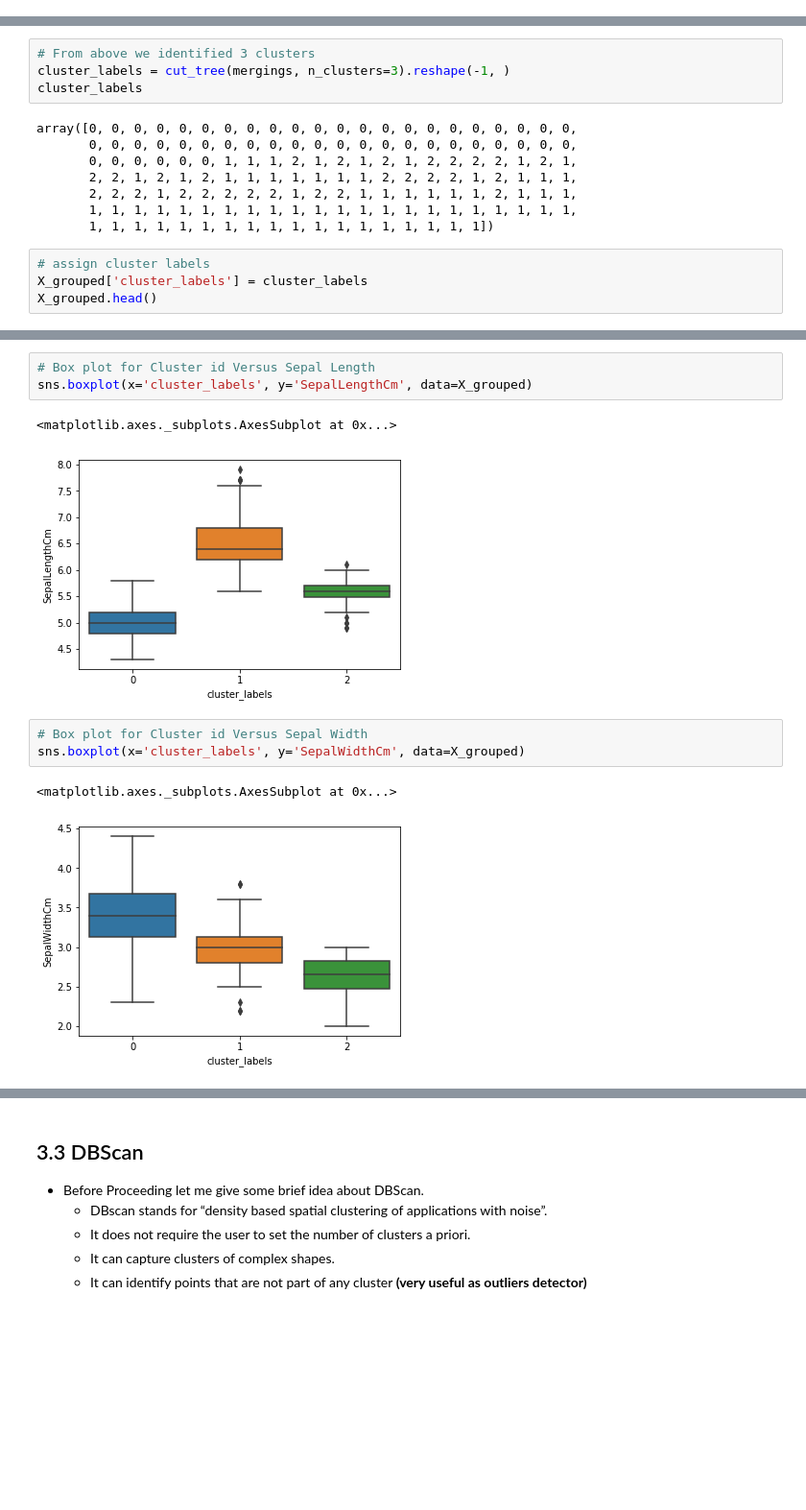
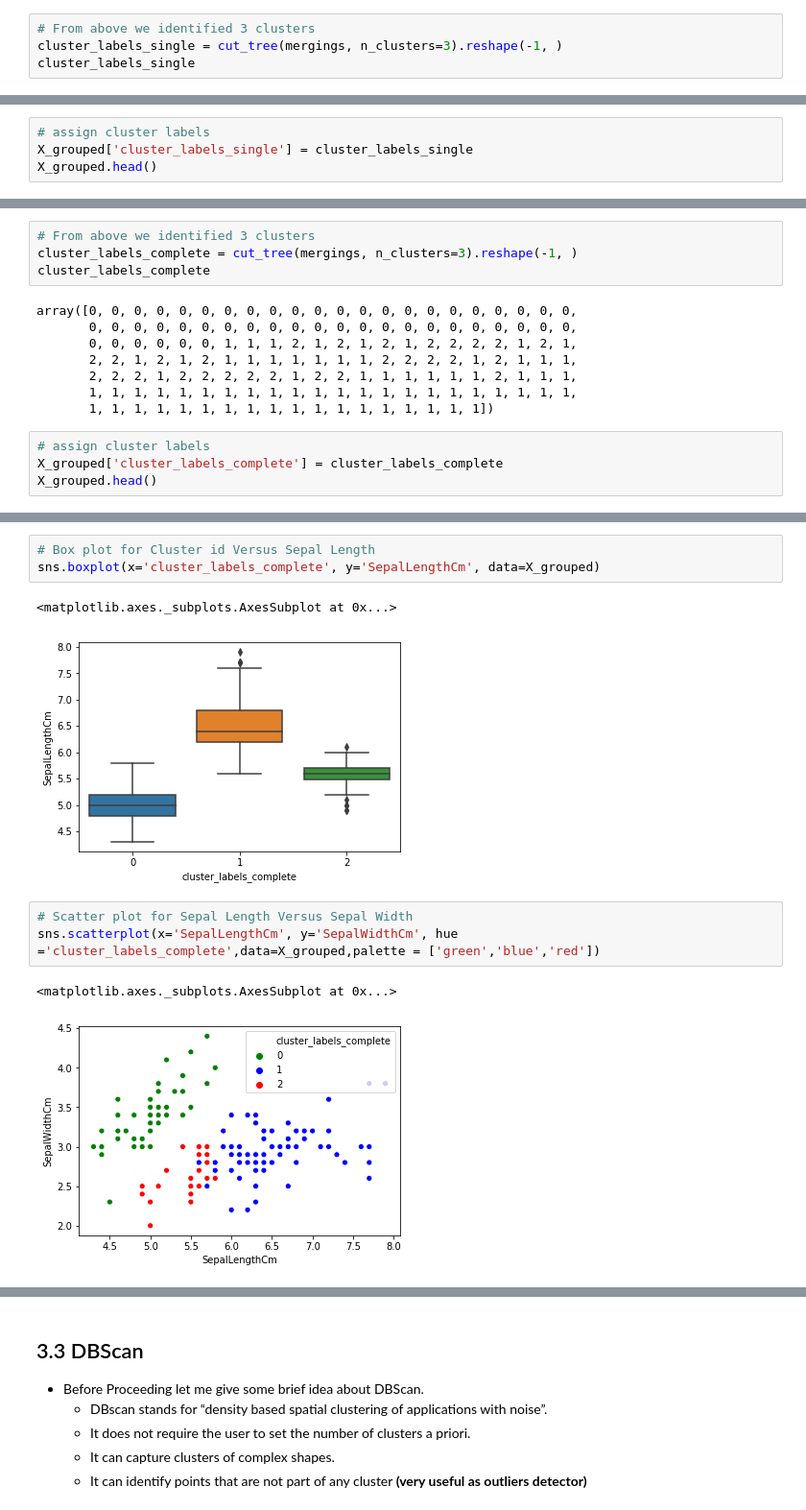
Before and after one commit to parmeet-97637/UnSupervised-Learning--IRIS-DataSet, a Jupyter notebook: Prediction using Unsupervised ML.ipynb, the cells around one changed output, grey strips where cells are left out. Shown at 96% size. Drawn from its saved outputs; the diff is of its cells as text; blank space fills up the shorter version.

```diff
--- a/Prediction using Unsupervised ML.ipynb
+++ b/Prediction using Unsupervised ML.ipynb
@@ -294,3 +307,7 @@ dendrogram(mergings)
 plt.show()
 # %% [output]
 [figure]
+# %%
+# From above we identified 3 clusters
+cluster_labels_single = cut_tree(mergings, n_clusters=3).reshape(-1, )
+cluster_labels_single
@@ -296,0 +322,4 @@ plt.show()
+# %%
+# assign cluster labels
+X_grouped['cluster_labels_single'] = cluster_labels_single
+X_grouped.head()
@@ -303,8 +347,8 @@ plt.show()
 [figure]
 # %%
 # From above we identified 3 clusters
-cluster_labels = cut_tree(mergings, n_clusters=3).reshape(-1, )
-cluster_labels
+cluster_labels_complete = cut_tree(mergings, n_clusters=3).reshape(-1, )
+cluster_labels_complete
 # %% [output]
 array([0, 0, 0, 0, 0, 0, 0, 0, 0, 0, 0, 0, 0, 0, 0, 0, 0, 0, 0, 0, 0, 0,
        0, 0, 0, 0, 0, 0, 0, 0, 0, 0, 0, 0, 0, 0, 0, 0, 0, 0, 0, 0, 0, 0,
@@ -315,6 +359,6 @@ array([0, 0, 0, 0, 0, 0, 0, 0, 0, 0, 0, 0, 0, 0, 0, 0, 0, 0, 0, 0, 0, 0,
        1, 1, 1, 1, 1, 1, 1, 1, 1, 1, 1, 1, 1, 1, 1, 1, 1, 1])
 # %%
 # assign cluster labels
-X_grouped['cluster_labels'] = cluster_labels
+X_grouped['cluster_labels_complete'] = cluster_labels_complete
 X_grouped.head()
 # %% [output]
@@ -327,13 +379,13 @@ X_grouped.head()
 # %%
 # Box plot for Cluster id Versus Sepal Length
-sns.boxplot(x='cluster_labels', y='SepalLengthCm', data=X_grouped)
+sns.boxplot(x='cluster_labels_complete', y='SepalLengthCm', data=X_grouped)
 # %% [output]
 <matplotlib.axes._subplots.AxesSubplot at 0x...>
-[figure, old version]
+[figure, new version]
 # %%
-# Box plot for Cluster id Versus Sepal Width
-sns.boxplot(x='cluster_labels', y='SepalWidthCm', data=X_grouped)
+# Scatter plot for Sepal Length Versus Sepal Width
+sns.scatterplot(x='SepalLengthCm', y='SepalWidthCm', hue ='cluster_labels_complete',data=X_grouped,palette = ['green','blue','red'])
 # %% [output]
 <matplotlib.axes._subplots.AxesSubplot at 0x...>
-[figure, old version]
+[figure, new version]
 # %%
```
Also changed, not shown: parts of 31 cells of this notebook.
